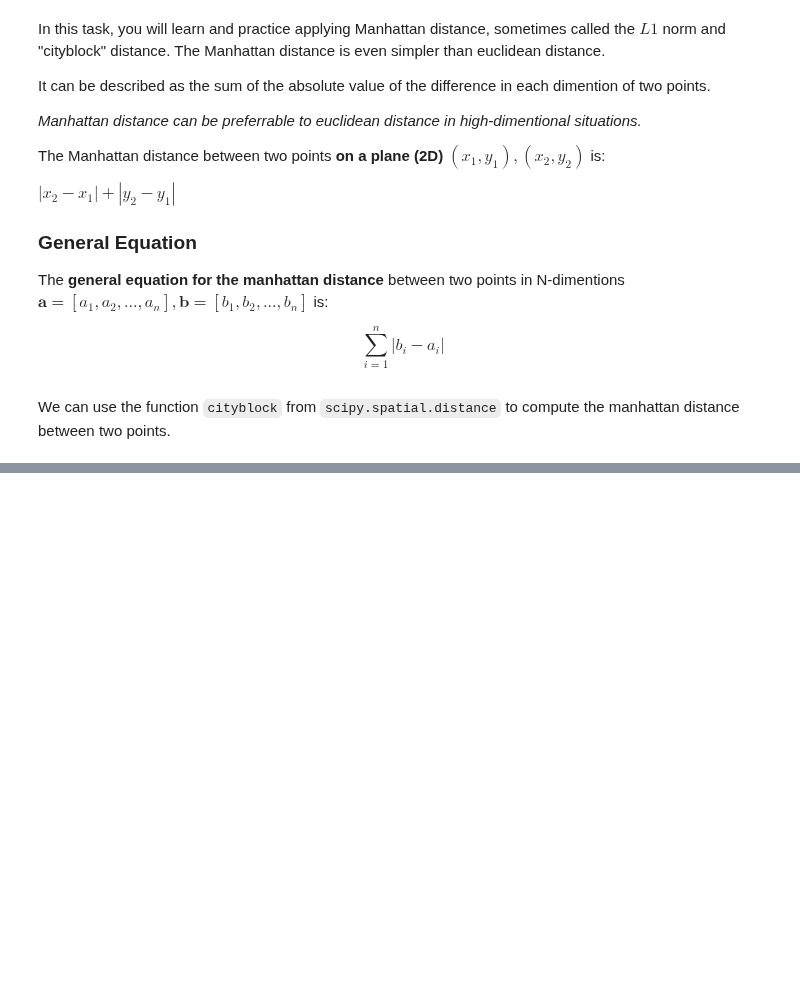
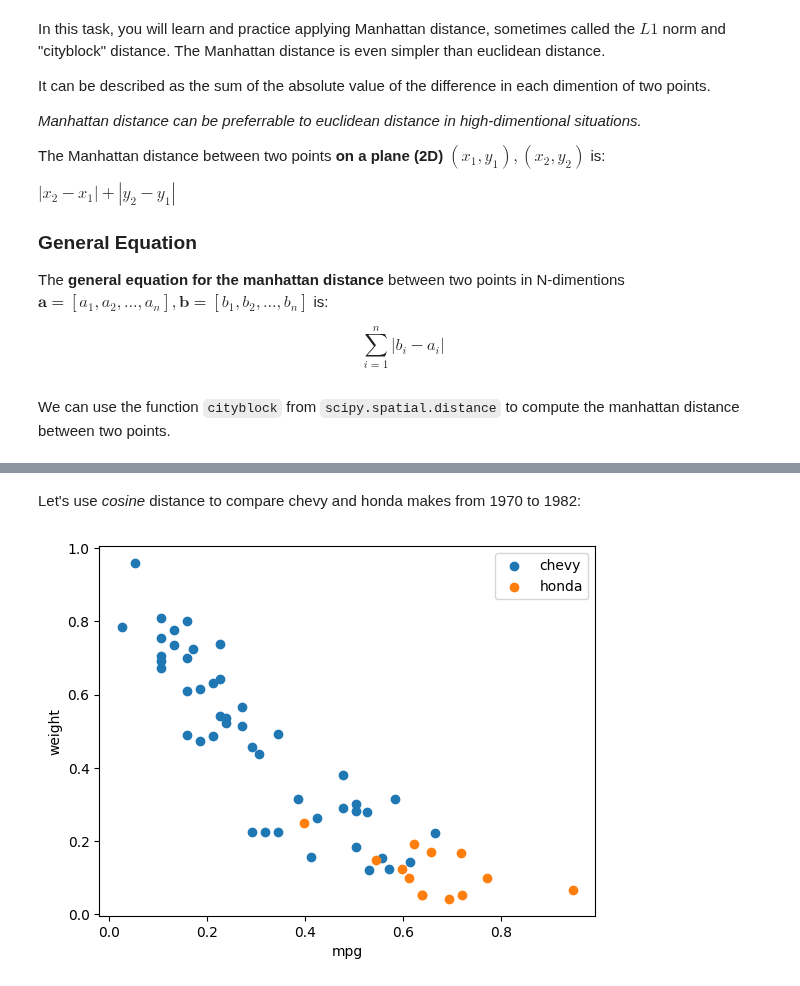
Before and after one commit to Mark-Barbaric/IBM_Machine_Learning_Certificate, a Jupyter notebook: Unsupervised_Machine_Learning/week2/distance_metrics_lab.ipynb, the cells around one changed output, grey strips where cells are left out. Saved outputs shown, nothing was run; the diff lists cells and outputs as text; code cells hidden in the pictures; blank space fills up the shorter version.

```diff
--- a/Unsupervised_Machine_Learning/week2/distance_metrics_lab.ipynb
+++ b/Unsupervised_Machine_Learning/week2/distance_metrics_lab.ipynb
@@ -325,0 +427,2 @@ We can use the function `cityblock` from `scipy.spatial.distance` to compute the
+# %%
+df = df[['mpg', 'weight', 'make']]
@@ -325,0 +438,5 @@ We can use the function `cityblock` from `scipy.spatial.distance` to compute the
+# %%
+numerical_cols = [colname for colname in df.columns if df[colname].dtype != 'object']
+min_max_scaler = MinMaxScaler()
+df[numerical_cols] = min_max_scaler.fit_transform(df[numerical_cols])
+df.head(5)
@@ -325,0 +450,17 @@ We can use the function `cityblock` from `scipy.spatial.distance` to compute the
+# %% [markdown]
+Let's use _cosine_ distance to compare chevy and honda makes from 1970 to 1982:
+# %%
+chevy_mask = (df['make'] == 'chevy')
+honda_mask = (df['make'] == 'honda')
+# %%
+chevy_df = df[chevy_mask]
+honda_df = df[honda_mask]
+# %%
+plt.scatter(chevy_df['mpg'], chevy_df['weight'], marker='o', label='chevy')
+plt.scatter(honda_df['mpg'], honda_df['weight'], marker='o', label='honda')
+plt.xlabel('mpg')
+plt.ylabel('weight')
+plt.legend()
+plt.show()
+# %% [output]
+[figure, added]
```
Also changed, not shown: parts of 22 cells of this notebook.
